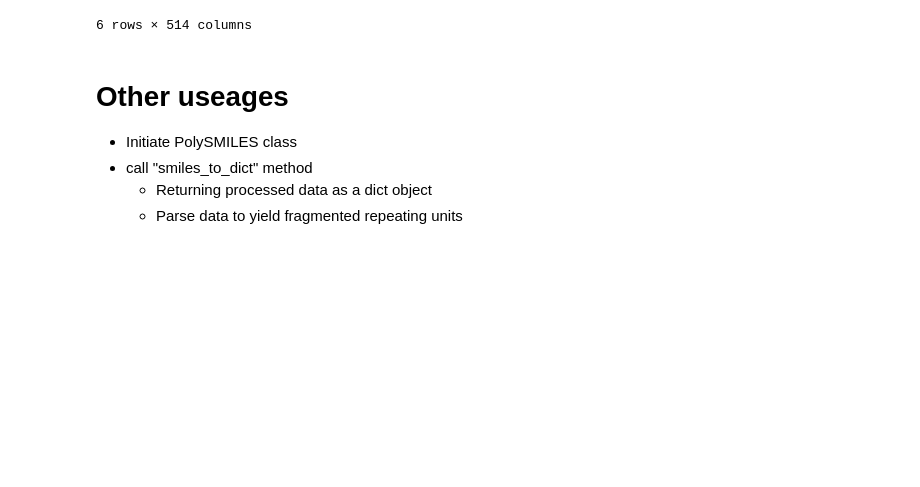
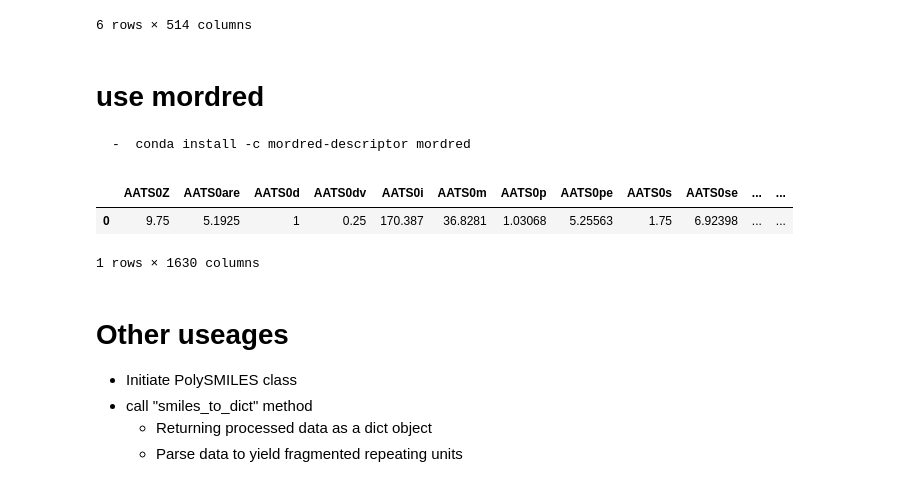
Before and after one commit to KanHatakeyama/polySMILES, a Jupyter notebook: Tutorial.ipynb, the cells around one changed output. Saved outputs shown, nothing was run; the diff lists cells and outputs as text; code cells hidden in the pictures; blank space fills up the shorter version.

```diff
--- a/Tutorial.ipynb
+++ b/Tutorial.ipynb
@@ -45,6 +45,19 @@ psm.auto(smiles_list)
 | 4 | CC | 30.07 | 0 | 0 | 0 | 0 | 0 | 0 | 0 | 0 | ... | ... |
 | 5 | CCC | 44.097 | 0 | 0 | 0 | 0 | 0 | 0 | 0 | 0 | ... | ... |
 6 rows × 514 columns
+# %% [markdown]
+# use mordred
+    -  conda install -c mordred-descriptor mordred
+# %%
+from polysmiles.AutoDescriptor import MordredDescriptor,AutoDescriptor,GroupContMethod
+from polysmiles.PolySMILES import PolySMILES
+desc_calculator=AutoDescriptor(calculators=[MordredDescriptor(),GroupContMethod()])
+psm=PolySMILES(calculator=desc_calculator)
+psm.auto("CC")
+# %% [output]
+|  | AATS0Z | AATS0are | AATS0d | AATS0dv | AATS0i | AATS0m | AATS0p | AATS0pe | AATS0s | AATS0se | ... | ... |
+| 0 | 9.75 | 5.1925 | 1 | 0.25 | 170.387 | 36.8281 | 1.03068 | 5.25563 | 1.75 | 6.92398 | ... | ... |
+1 rows × 1630 columns
 # %% [markdown]
 # Other useages
 - Initiate PolySMILES class
```
